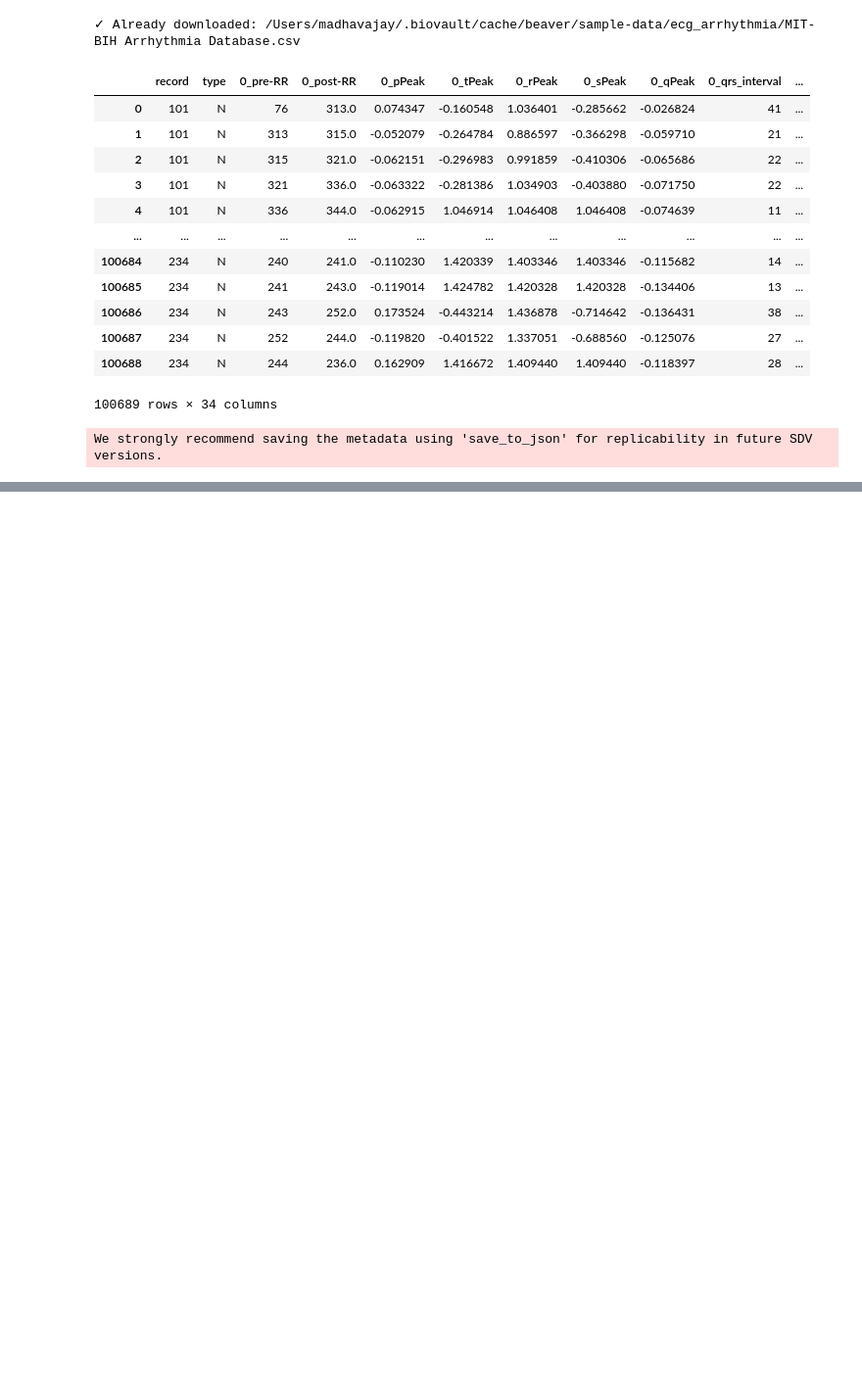
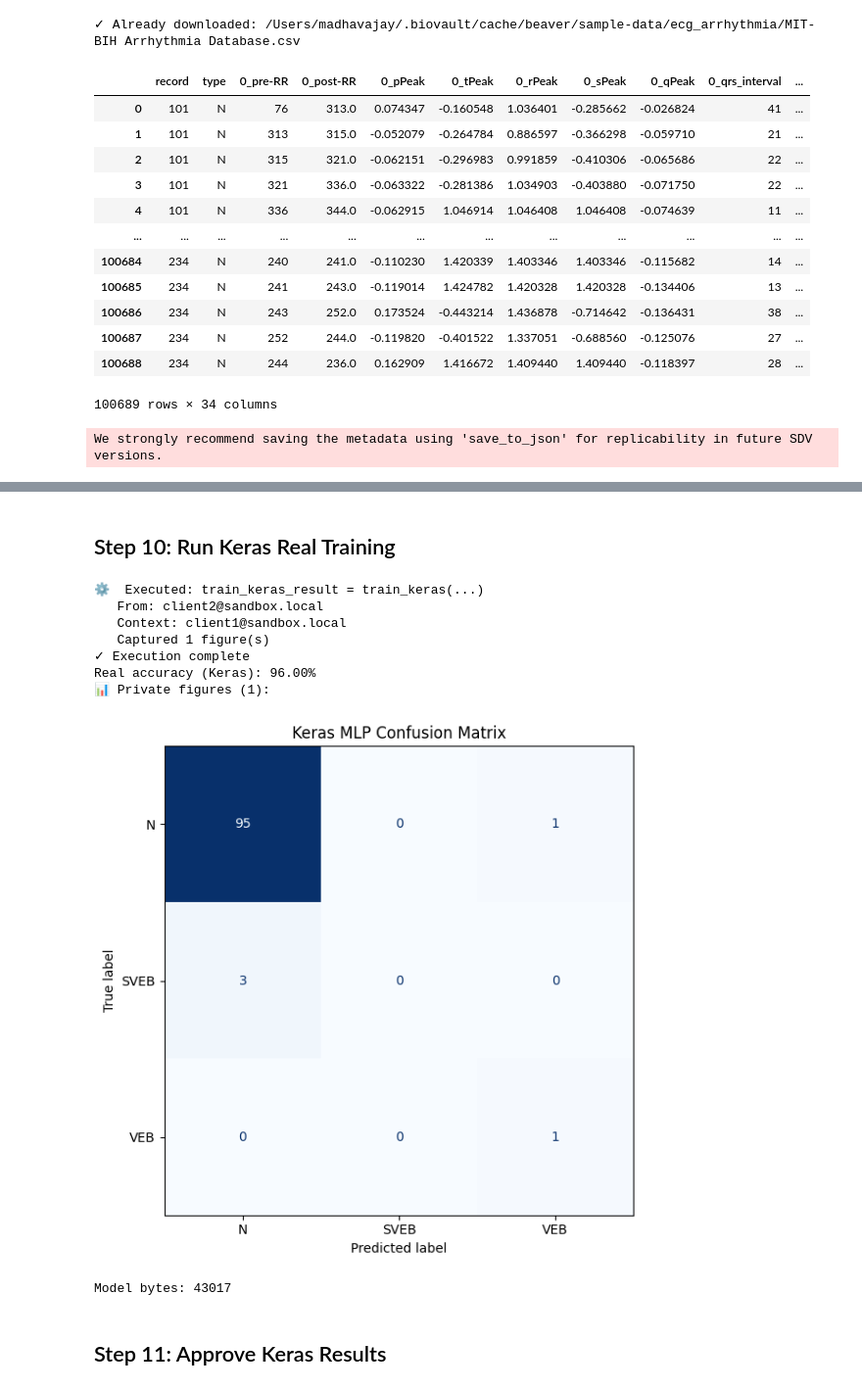
Before and after one commit to OpenMined/biovault-desktop, a Jupyter notebook: src-tauri/resources/templates/06-ecg-do.ipynb, the cells around one changed output, grey strips where cells are left out. Shown at 98% size. Cells and saved outputs as stored; diff of their text form; code cells hidden in the pictures; blank space fills up the shorter version.

```diff
--- a/src-tauri/resources/templates/06-ecg-do.ipynb
+++ b/src-tauri/resources/templates/06-ecg-do.ipynb
@@ -157,0 +295,27 @@ print("Approved results")
+# %% [markdown]
+## Step 10: Run Keras Real Training
+# %%
+keras_result = keras_request.run()
+if keras_result.data is None or keras_result.data.private is None:
+    print('Real accuracy (Keras): N/A')
+    print('No private results available (remote error).')
+else:
+    acc = keras_result.data.private.get('test_accuracy')
+    if acc is None:
+        print('Real accuracy (Keras): N/A')
+    else:
+        print(f"Real accuracy (Keras): {acc:.2f}%")
+    keras_result.data.show_figures("private")
+    print(f"Model bytes: {len(keras_result.data.private.get('model_weights', b''))}")
+# %% [output]
+⚙️  Executed: train_keras_result = train_keras(...)
+   From: client2@sandbox.local
+   Context: client1@sandbox.local
+   Captured 1 figure(s)
+✓ Execution complete
+Real accuracy (Keras): 96.00%
+📊 Private figures (1):
+[figure, added]
+Model bytes: 43017
+# %% [markdown]
+## Step 11: Approve Keras Results
```
Also changed, not shown: parts of 36 cells of this notebook, 10 other files.
